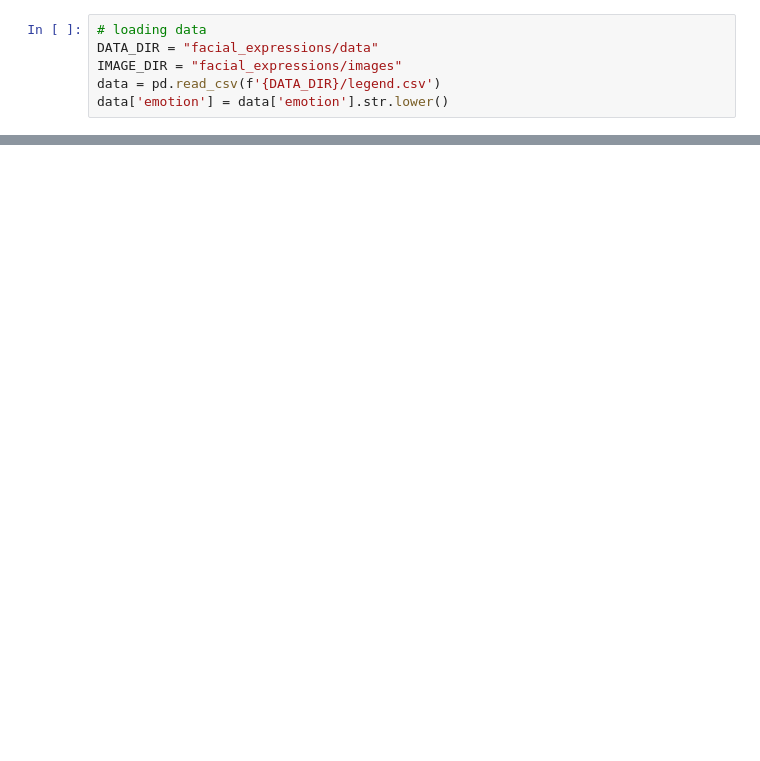
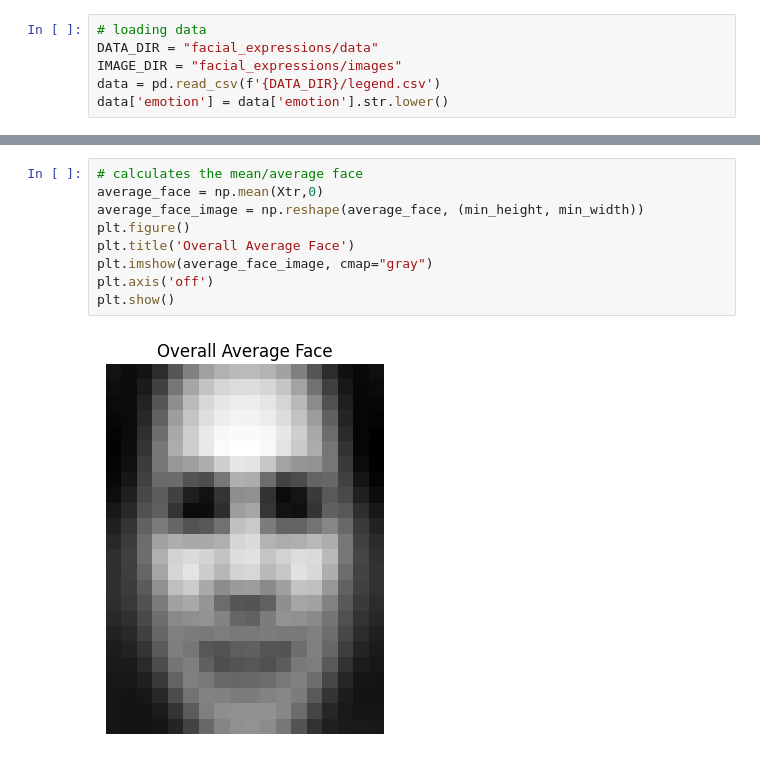
Before and after one commit to tjhu/cs273a-proj, a Jupyter notebook: eigenface.ipynb, the cells around one changed output, grey strips where cells are left out. Saved outputs shown, nothing was run; the diff lists cells and outputs as text; blank space fills up the shorter version.

```diff
--- a/eigenface.ipynb
+++ b/eigenface.ipynb
@@ -64,0 +64,11 @@ eigenvectors = eigenvectors[:,idx]
+# %%
+# calculates the mean/average face
+average_face = np.mean(Xtr,0)
+average_face_image = np.reshape(average_face, (min_height, min_width))
+plt.figure()
+plt.title('Overall Average Face')
+plt.imshow(average_face_image, cmap="gray")
+plt.axis('off')
+plt.show()
+# %% [output]
+[figure, added]
```
Also changed, not shown: parts of 8 cells of this notebook, 2 other files.
